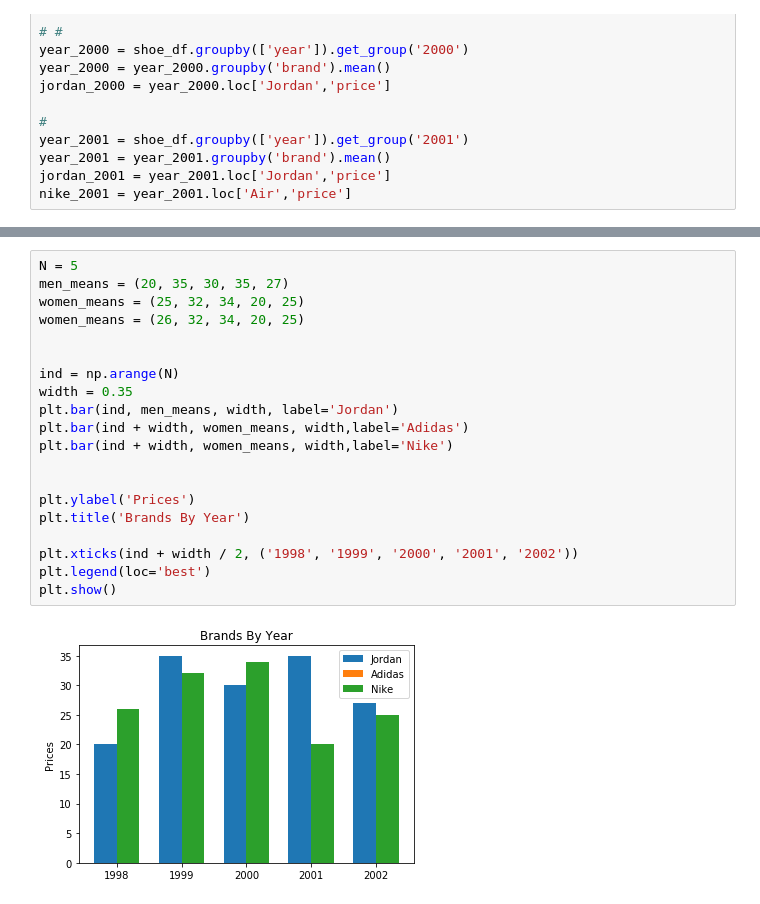
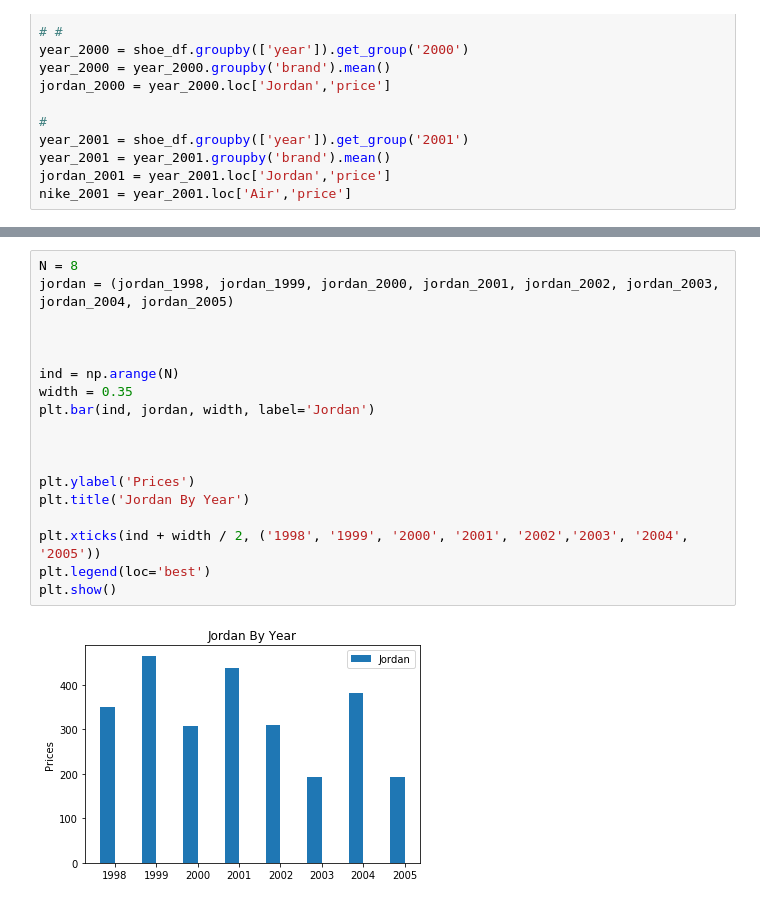
Before and after one commit to GaelGil/web-scraper, a Jupyter notebook: analysis/main_data.ipynb, the cells around one changed output, grey strips where cells are left out. Drawn from its saved outputs; the diff is of its cells as text.

Commit message:
figure out how to graph

```diff
--- a/analysis/main_data.ipynb
+++ b/analysis/main_data.ipynb
@@ -339,24 +339,22 @@ nike_2019 = nike_avg_price_2019 + air_avg_price_2019
 adidas_2019 = year_2019.loc['adidas','price']
 jordan_2019= year_2019.loc['Jordan','price']
 # %%
-N = 5
-men_means = (20, 35, 30, 35, 27)
-women_means = (25, 32, 34, 20, 25)
-women_means = (26, 32, 34, 20, 25)
+N = 8
+jordan = (jordan_1998, jordan_1999, jordan_2000, jordan_2001, jordan_2002, jordan_2003, jordan_2004, jordan_2005)
+
 
 
 ind = np.arange(N)
 width = 0.35
-plt.bar(ind, men_means, width, label='Jordan')
-plt.bar(ind + width, women_means, width,label='Adidas')
-plt.bar(ind + width, women_means, width,label='Nike')
+plt.bar(ind, jordan, width, label='Jordan')
+
 
 
 plt.ylabel('Prices')
-plt.title('Brands By Year')
+plt.title('Jordan By Year')
 
-plt.xticks(ind + width / 2, ('1998', '1999', '2000', '2001', '2002'))
+plt.xticks(ind + width / 2, ('1998', '1999', '2000', '2001', '2002','2003', '2004', '2005'))
 plt.legend(loc='best')
 plt.show()
 # %% [output]
-[figure, old version]
+[figure, new version]
```
Also changed, not shown: parts of 2 cells of this notebook.
